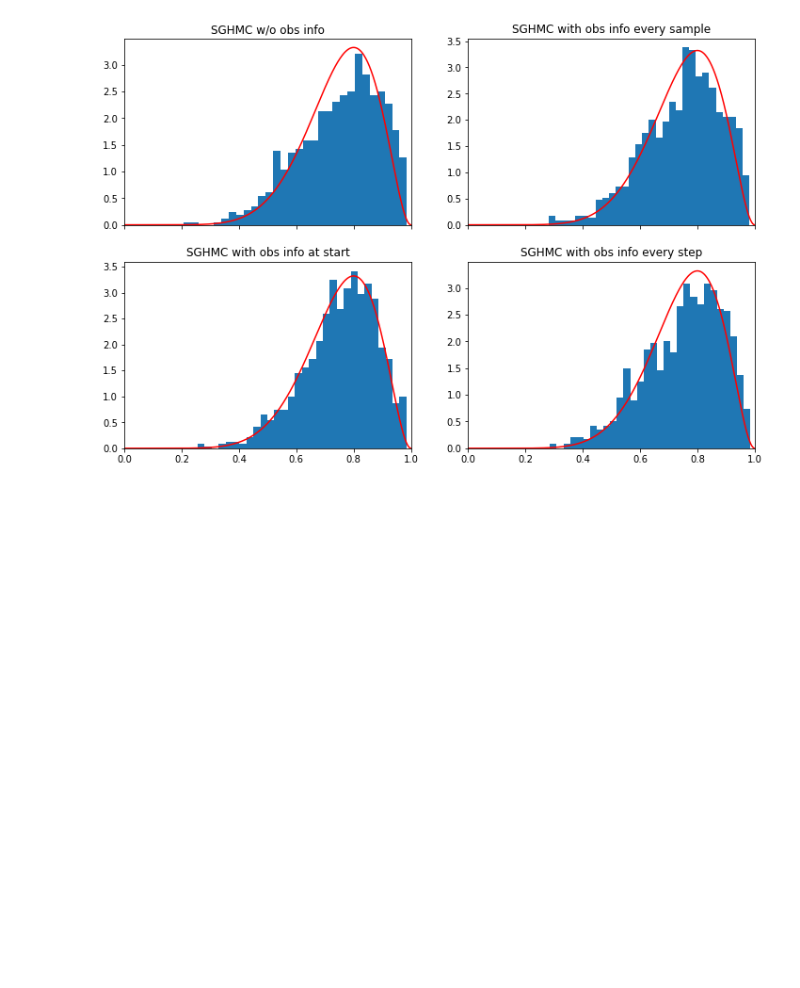
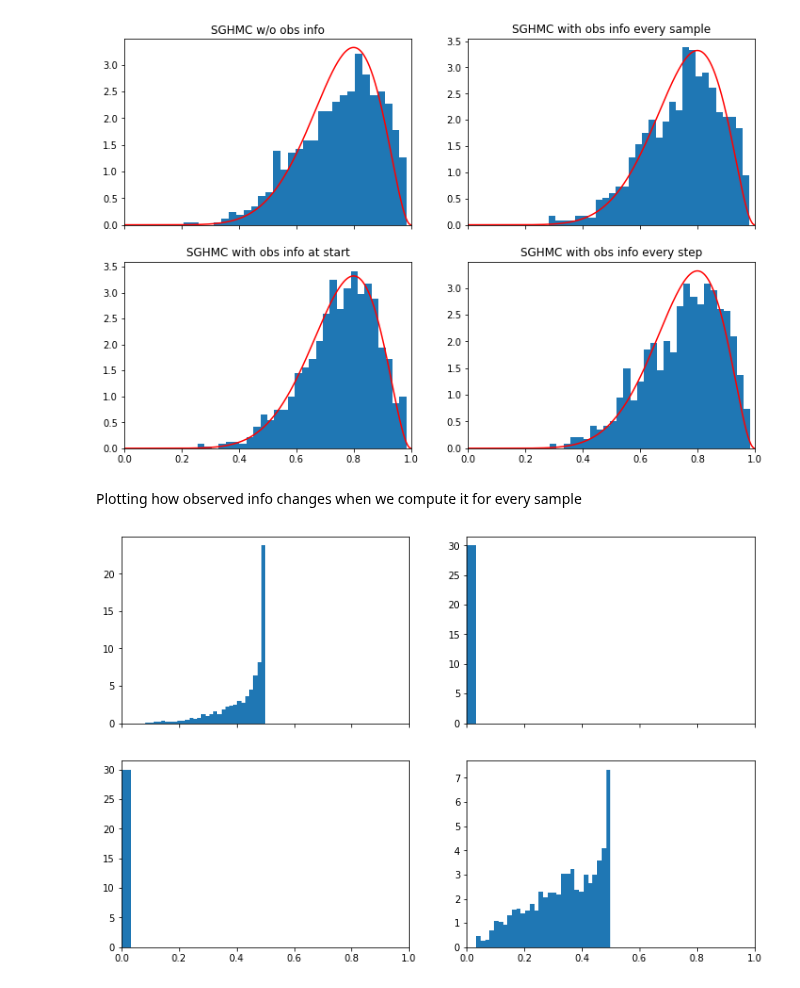
Before and after one commit to sacktock/SGHMC, a Jupyter notebook: obs-info-example.ipynb, the cells around one changed output. Saved outputs shown, nothing was run; the diff lists cells and outputs as text; code cells hidden in the pictures; blank space fills up the shorter version.

Commit message:
plotting obs info

```diff
--- a/obs-info-example.ipynb
+++ b/obs-info-example.ipynb
@@ -98,6 +98,7 @@ sghmc_with_ob_es = SGHMC(model,
 sghmc_mcmc_with_ob_es = MCMC(sghmc_with_ob_es, num_samples=1000)
 sghmc_mcmc_with_ob_es.run(x1, x2)
 sghmc_samples_with_ob_es = sghmc_mcmc_with_ob_es.get_samples()
+sghmc_obs_info_arr_es = sghmc_with_ob_es.get_obs_info_arr()
 # %%
 BATCH_SIZE = 5
 # SGHMC obs info matrix computed at every leapfrog step
@@ -176,3 +178,21 @@ plt.show()
 #posterior samples should look like a beta(9, 3) dist
 # %% [output]
 [figure]
+# %% [markdown]
+Plotting how observed info changes when we compute it for every sample
+# %%
+fig, axs = plt.subplots(2, 2, figsize=(12, 8), sharex=True)
+
+def unwrap(arr, x, y):
+    return [a[x, y].item() for a in arr]
+
+with torch.no_grad():
+    axs[0][0].hist(unwrap(sghmc_obs_info_arr_es, 0, 0), density=True, bins=30)
+    axs[1][0].hist(unwrap(sghmc_obs_info_arr_es, 0, 1), density=True, bins=30)
+    axs[0][1].hist(unwrap(sghmc_obs_info_arr_es, 1, 0), density=True, bins=30)
+    axs[1][1].hist(unwrap(sghmc_obs_info_arr_es, 1, 1), density=True, bins=30)
+
+plt.xlim((0.0, 1.0))
+plt.show()
+# %% [output]
+[figure, added]
```
Also changed, not shown: parts of 3 cells of this notebook, 1 other file.
